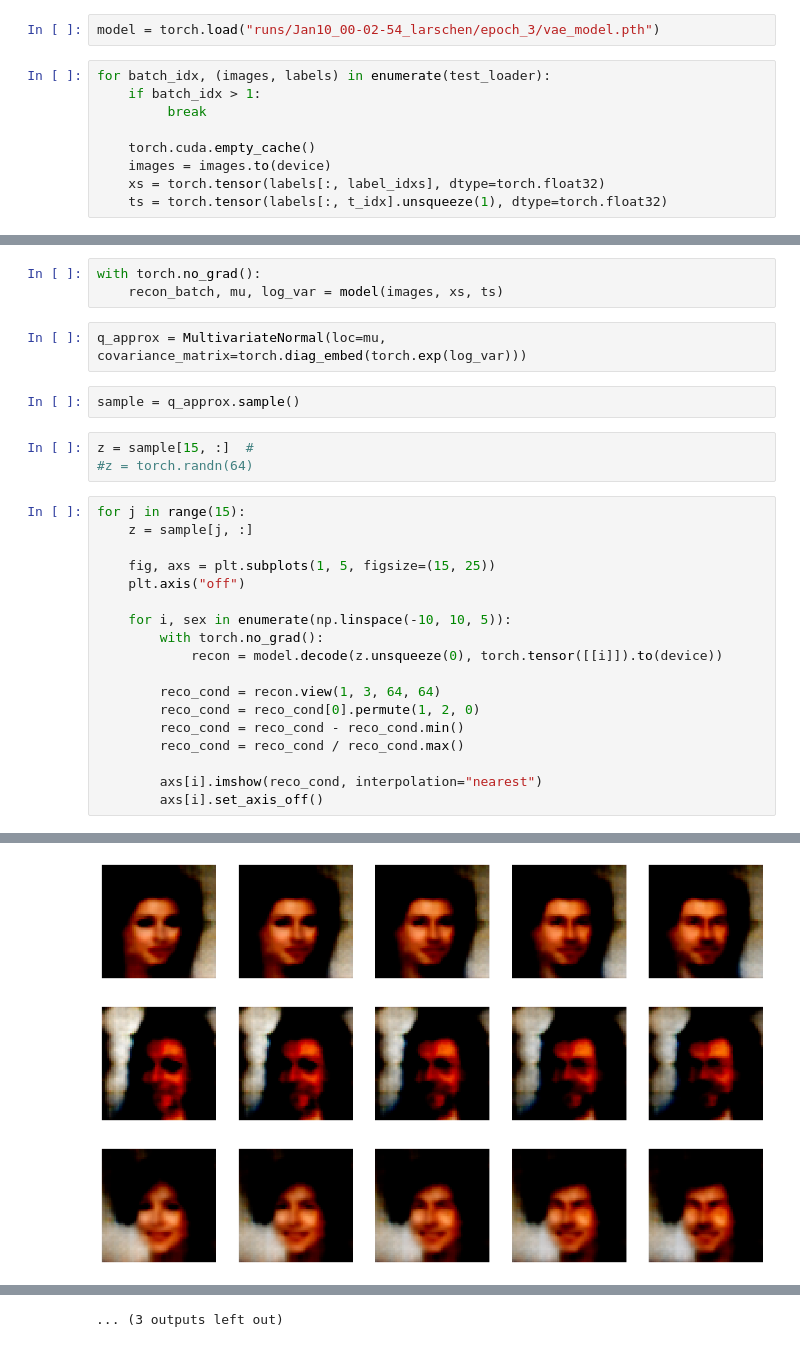
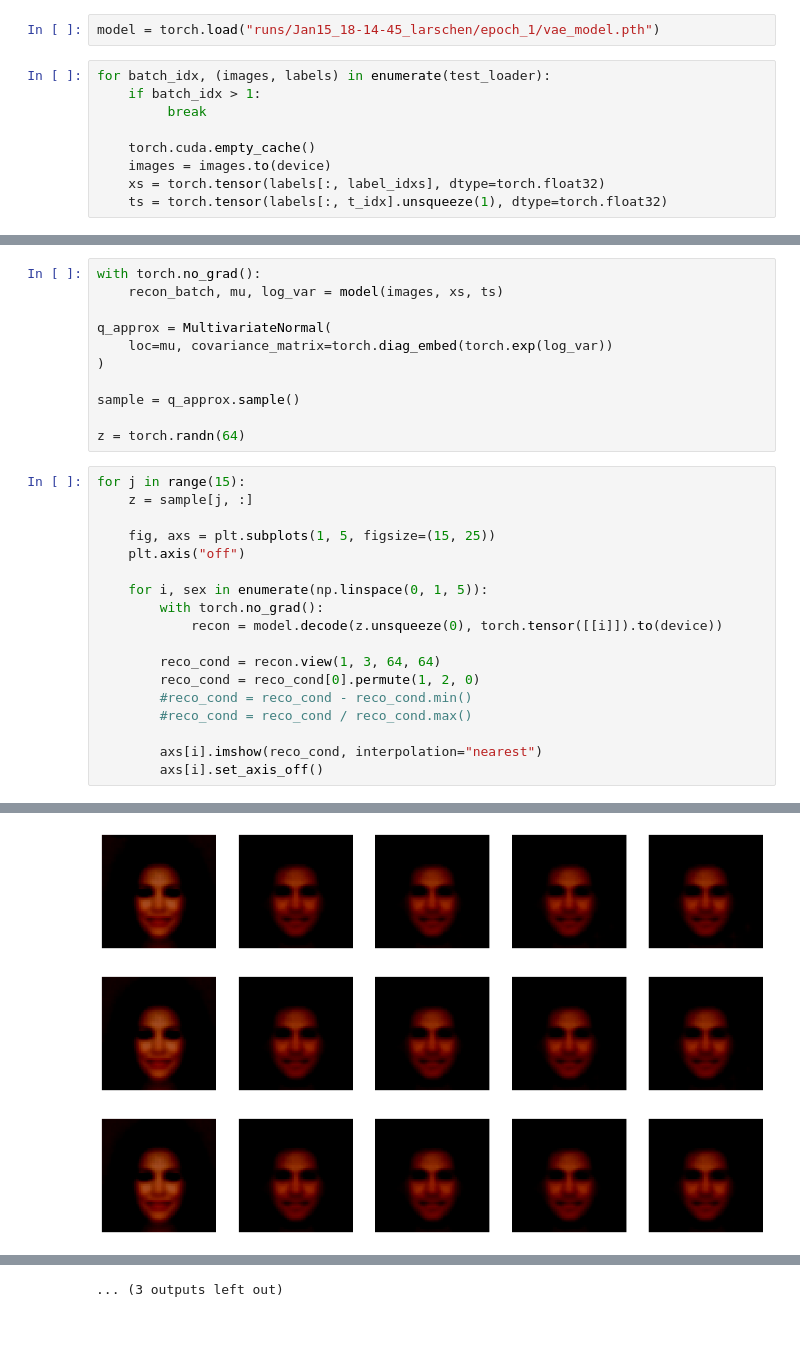
Before and after one commit to lars-chen/fairVAE, a Jupyter notebook: plotting.ipynb, the cells around one changed output, grey strips where cells are left out. Drawn from its saved outputs; the diff is of its cells as text.

```diff
--- a/plotting.ipynb
+++ b/plotting.ipynb
@@ -58,7 +58,7 @@ test_loader = DataLoader(
     drop_last=True,
 )
 # %%
-model = torch.load("runs/Jan10_00-02-54_larschen/epoch_3/vae_model.pth")
+model = torch.load("runs/Jan15_18-14-45_larschen/epoch_1/vae_model.pth")
 # %%
 for batch_idx, (images, labels) in enumerate(test_loader):
     if batch_idx > 1:
@@ -80,13 +80,14 @@ plt.imshow(image, interpolation="nearest")
 # %%
 with torch.no_grad():
     recon_batch, mu, log_var = model(images, xs, ts)
+
+q_approx = MultivariateNormal(
+    loc=mu, covariance_matrix=torch.diag_embed(torch.exp(log_var))
+)
+
+sample = q_approx.sample()
+
+z = torch.randn(64)
-# %%
-q_approx = MultivariateNormal(loc=mu, covariance_matrix=torch.diag_embed(torch.exp(log_var)))
-# %%
-sample = q_approx.sample()
-# %%
-z = sample[15, :]  #
-#z = torch.randn(64)
 # %%
 for j in range(15):
     z = sample[j, :]
@@ -94,14 +95,14 @@ for j in range(15):
     fig, axs = plt.subplots(1, 5, figsize=(15, 25))
     plt.axis("off")
 
-    for i, sex in enumerate(np.linspace(-10, 10, 5)):
+    for i, sex in enumerate(np.linspace(0, 1, 5)):
         with torch.no_grad():
             recon = model.decode(z.unsqueeze(0), torch.tensor([[i]]).to(device))
 
         reco_cond = recon.view(1, 3, 64, 64)
         reco_cond = reco_cond[0].permute(1, 2, 0)
-        reco_cond = reco_cond - reco_cond.min()
-        reco_cond = reco_cond / reco_cond.max()
+        #reco_cond = reco_cond - reco_cond.min()
+        #reco_cond = reco_cond / reco_cond.max()
 
         axs[i].imshow(reco_cond, interpolation="nearest")
         axs[i].set_axis_off()
@@ -111,3 +112,3 @@ for j in range(15):
-[figure, old version]
+[figure, new version]
-[figure, old version]
+[figure, new version]
-[figure, old version]
+[figure, new version]
```
Also changed, not shown: parts of 5 cells of this notebook, 3 other files.
